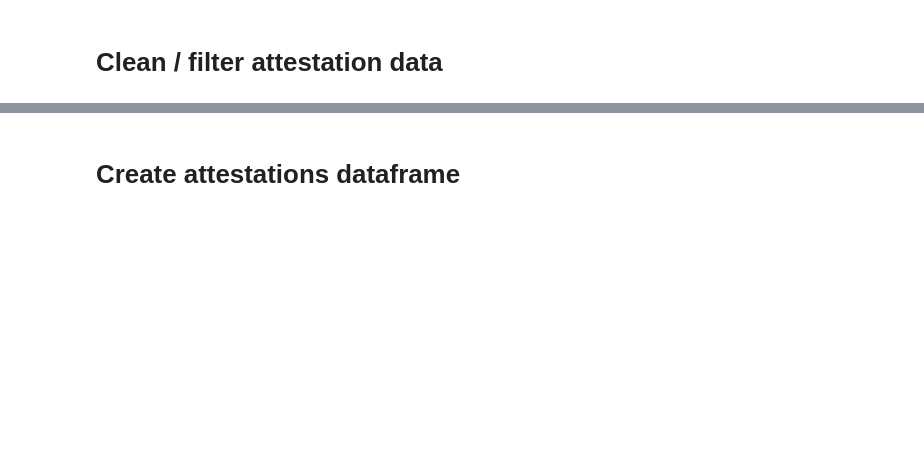
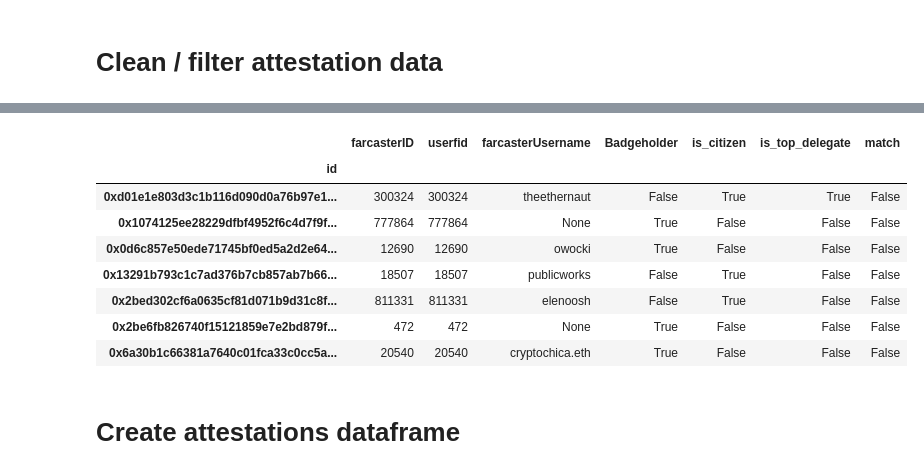
Before and after one commit to opensource-observer/insights, a Jupyter notebook: analysis/optimism/retrofunding6/RF6_ImpactAttestations_Metrics.ipynb, the cells around one changed output, grey strips where cells are left out. Cells and saved outputs as stored; diff of their text form; code cells hidden in the pictures; blank space fills up the shorter version.

```diff
--- a/analysis/optimism/retrofunding6/RF6_ImpactAttestations_Metrics.ipynb
+++ b/analysis/optimism/retrofunding6/RF6_ImpactAttestations_Metrics.ipynb
@@ -45,6 +45,7 @@ rf6_projects_data = [{
 ]
 rf6_projects_df = pd.DataFrame(rf6_projects_data)
 AGORA_NAMES = rf6_projects_df.set_index('projectId')['name'].to_dict()
+AGORA_NAMES.update({'0x09261dbfb4dfa7116ee387d17dbbbdab9494de24cae1561ef7f25c8836b59e71': 'Syntra'})
 rf6_projects_df.to_csv('data/_local/rf6_projects.csv')
 # %%
 def load_json(json_path):
@@ -207,0 +229,5 @@ df_attesters
+# %%
+df_mgl = pd.read_csv('data/_local/governance_infra_and_tooling_with_badgeholder.csv', index_col=0)
+df_mgl.set_index('attestationUID', inplace=True, drop=True)
+mgl_uids = list(df_mgl.index)
+df_mgl.tail(1)
@@ -219,13 +249,15 @@ def get_name(metadata):
     else:
         return None
 
+df = df[df.id.isin(mgl_uids)]
 df['mgl_project_name'] = df['metadata'].apply(get_name)
 
 # provided by MGL team
 overrides = {
-    "0x8baac027df9c78c3dbda664c8f0190391e6b4bdabf240da9ccc4f0837933d8f2":"0x7753d360506e1d538e9a4720677595b2b811b3a3e74b81bd54c52ddfaaf51537",
-    "0xfbca8cf7af5e74ffe1aea1f6850d0a427fb77286db170e478aca89f09b68e57c":"0xbb1e4aadda991e93d4ba4630582f222b2c57c0b0d729e29247cf2a3873936808",
-    "0xfbca8cf7af5e74ffe1aea1f6850d0a427fb77286db170e478aca89f09b68e57c":"0xc750e06098f5e1e25a1535c8b9237f258777455466a53bb392738ba4bb7799c4"
+    "0x8baac027df9c78c3dbda664c8f0190391e6b4bdabf240da9ccc4f0837933d8f2": "0x7753d360506e1d538e9a4720677595b2b811b3a3e74b81bd54c52ddfaaf51537", # MGL
+    "0xfbca8cf7af5e74ffe1aea1f6850d0a427fb77286db170e478aca89f09b68e57c": "0xbb1e4aadda991e93d4ba4630582f222b2c57c0b0d729e29247cf2a3873936808", # Tribuni
+    "0xf7248ad55667beaa6babe4700b52f5c868f60bdcb0e552f31369f78a22c7f1a6": "0xa88844cea135382e3484e39c3172033437121b35ca0bc8b10b9b8253984876b5", # EAS
+    "0xdabe2dc1924e4422a8c9bc6ca7192666809579eb00c10e09360d5c4faa298001": "0x2aed462c71fc322e9b783e4b4454cdd01eb1909cdaf85f32ce70e9e5f3dc0f33", # Delegate Match
 }
 df['agoraProjectRegUID'] = df['projectRegUID'].apply(lambda x: overrides.get(x,x))
 
@@ -263,6 +295,6 @@ df['is_citizen'] = df['governance_role'].apply(lambda x: isinstance(x, set) and
 df['is_top_delegate'] = df['governance_role'].apply(lambda x: isinstance(x, set) and 'Top 100 Delegate' in x)
 df['governance_membership'] = df['farcasterID'].map(councils)
 
-df.head()
+df.tail(1)
 # %% [output]
 |  | id | attester | recipient | timeCreated | contributionRegUID | projectRegUID | farcasterID | issuer | ... |
@@ -274,3 +302,17 @@ df.head()
+# %%
+df_badgies = df.set_index('id').join(df_mgl)[['farcasterID', 'userfid','farcasterUsername', 'Badgeholder', 'is_citizen', 'is_top_delegate']]
+df_badgies['match'] = df_badgies['Badgeholder'] == df_badgies['is_citizen']
+df_badgies[df_badgies['match']==False].drop_duplicates()
+# %% [output]
+|  | farcasterID | userfid | farcasterUsername | Badgeholder | is_citizen | is_top_delegate | match |
+| id |  |  |  |  |  |  |  |
+| 0xd01e1e803d3c1b116d090d0a76b97e1... | 300324 | 300324 | theethernaut | False | True | True | False |
+| 0x1074125ee28229dfbf4952f6c4d7f9f... | 777864 | 777864 | None | True | False | False | False |
+| 0x0d6c857e50ede71745bf0ed5a2d2e64... | 12690 | 12690 | owocki | True | False | False | False |
+| 0x13291b793c1c7ad376b7cb857ab7b66... | 18507 | 18507 | publicworks | False | True | False | False |
+| 0x2bed302cf6a0635cf81d071b9d31c8f... | 811331 | 811331 | elenoosh | False | True | False | False |
+| 0x2be6fb826740f15121859e7e2bd879f... | 472 | 472 | None | True | False | False | False |
+| 0x6a30b1c66381a7640c01fca33c0cc5a... | 20540 | 20540 | cryptochica.eth | True | False | False | False |
 # %% [markdown]
 # Create attestations dataframe
 # %%
```
Also changed, not shown: parts of 10 cells of this notebook.
